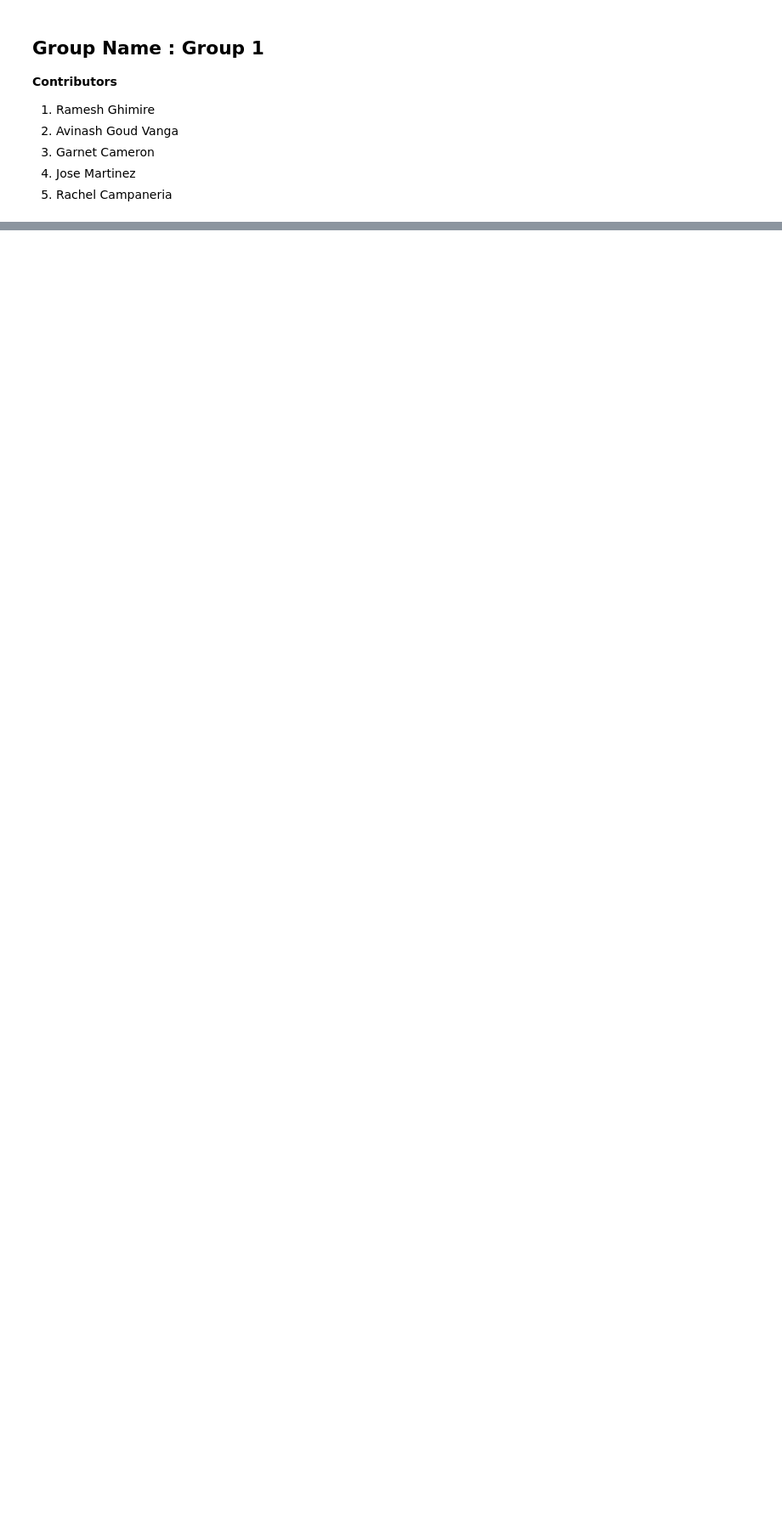
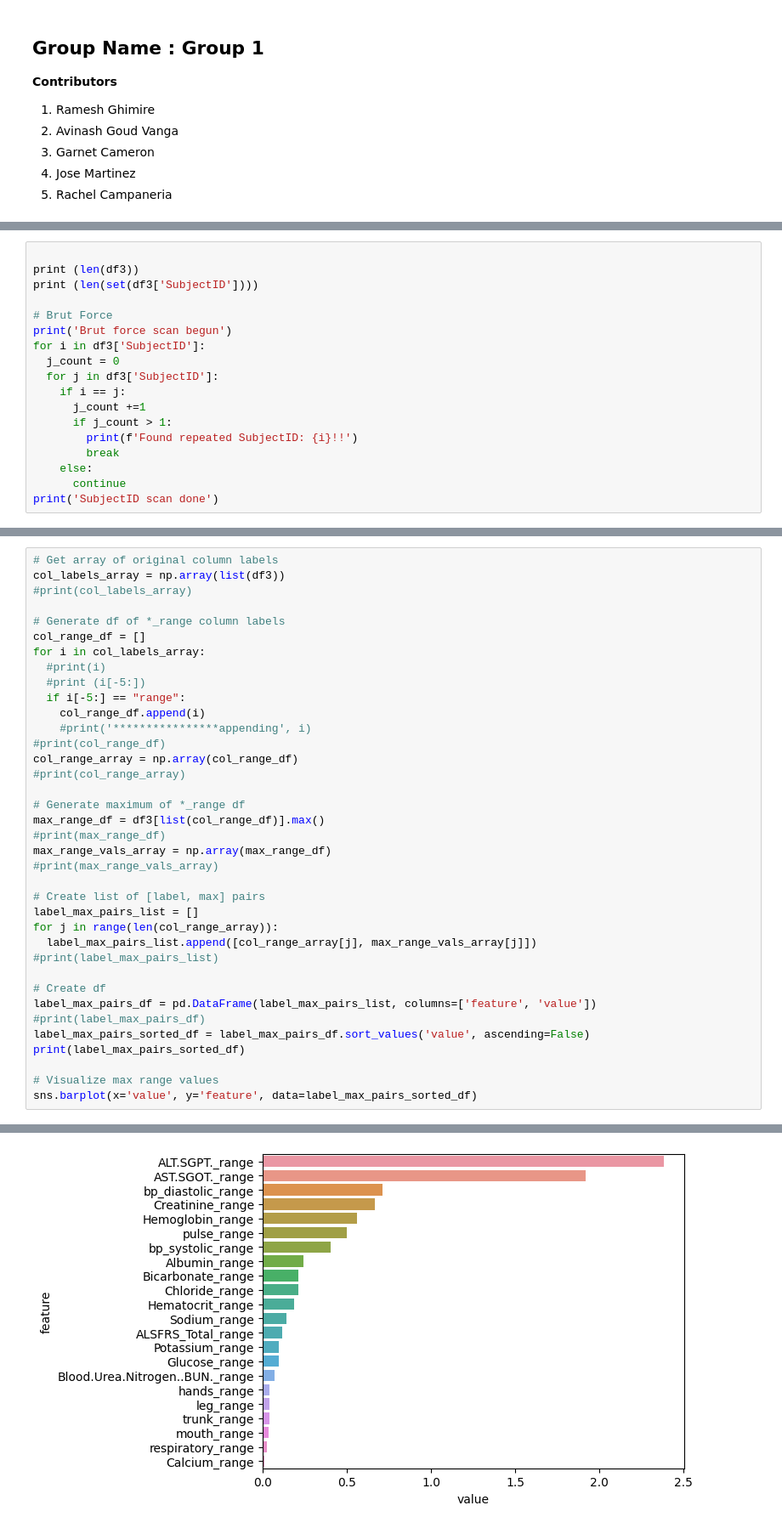
Before and after one commit to rghimre3/BCIS-5110-Programming-for-Business-Analytics, a Jupyter notebook: Group_Project_BCIS_5110_(Summer_2,_2023).ipynb, the cells around one changed output, grey strips where cells are left out. Shown at 85% size. Cells and saved outputs as stored; diff of their text form; blank space fills up the shorter version.

```diff
--- a/Group_Project_BCIS_5110_(Summer_2,_2023).ipynb
+++ b/Group_Project_BCIS_5110_(Summer_2,_2023).ipynb
@@ -60,0 +250,18 @@ FIXME
+# %%
+
+print (len(df3))
+print (len(set(df3['SubjectID'])))
+
+# Brut Force
+print('Brut force scan begun')
+for i in df3['SubjectID']:
+  j_count = 0
+  for j in df3['SubjectID']:
+    if i == j:
+      j_count +=1
+      if j_count > 1:
+        print(f'Found repeated SubjectID: {i}!!')
+        break
+    else:
+      continue
+print('SubjectID scan done')
@@ -60,0 +275,38 @@ FIXME
+# %%
+# Get array of original column labels
+col_labels_array = np.array(list(df3))
+#print(col_labels_array)
+
+# Generate df of *_range column labels
+col_range_df = []
+for i in col_labels_array:
+  #print(i)
+  #print (i[-5:])
+  if i[-5:] == "range":
+    col_range_df.append(i)
+    #print('****************appending', i)
+#print(col_range_df)
+col_range_array = np.array(col_range_df)
+#print(col_range_array)
+
+# Generate maximum of *_range df
+max_range_df = df3[list(col_range_df)].max()
+#print(max_range_df)
+max_range_vals_array = np.array(max_range_df)
+#print(max_range_vals_array)
+
+# Create list of [label, max] pairs
+label_max_pairs_list = []
+for j in range(len(col_range_array)):
+  label_max_pairs_list.append([col_range_array[j], max_range_vals_array[j]])
+#print(label_max_pairs_list)
+
+# Create df
+label_max_pairs_df = pd.DataFrame(label_max_pairs_list, columns=['feature', 'value'])
+#print(label_max_pairs_df)
+label_max_pairs_sorted_df = label_max_pairs_df.sort_values('value', ascending=False)
+print(label_max_pairs_sorted_df)
+
+# Visualize max range values
+sns.barplot(x='value', y='feature', data=label_max_pairs_sorted_df)
+# %% [output]
@@ -60,0 +331 @@ FIXME
+[figure, added]
```
Also changed, not shown: parts of 51 cells of this notebook.
